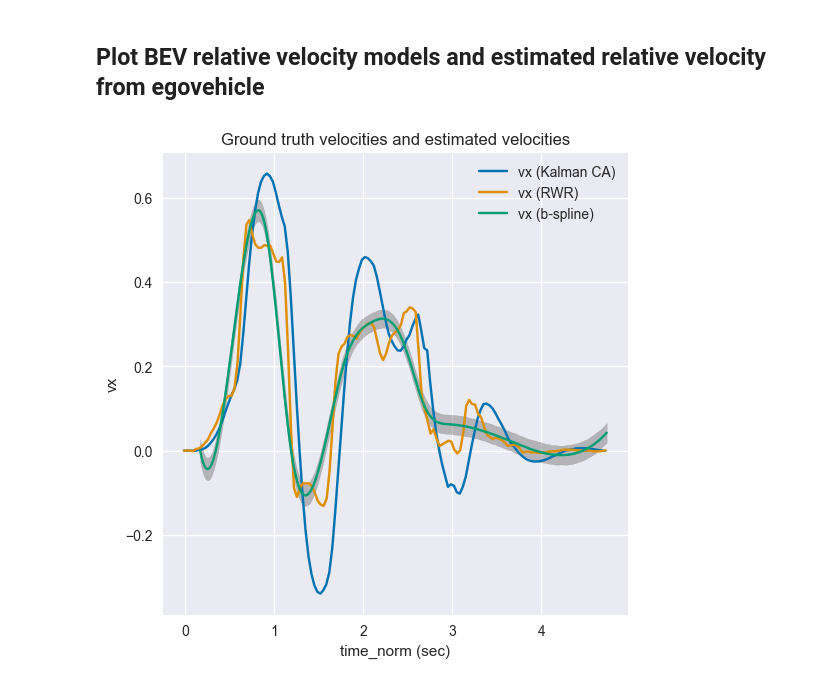
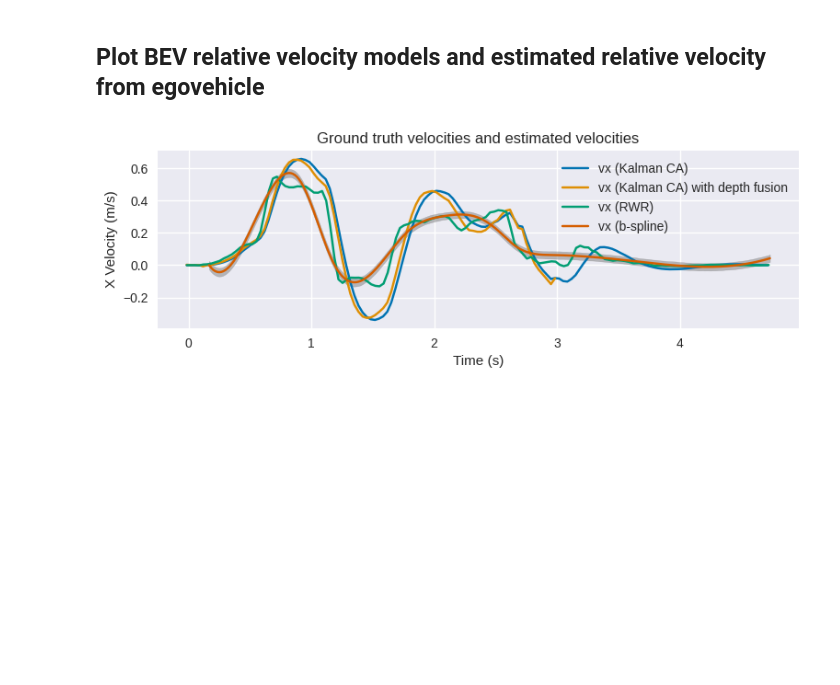
Before and after one commit to ShungFei/autonomous_f1tenth, a Jupyter notebook: src/perception/perception/scripts/model_fitting.ipynb, the cells around one changed output. Cells and saved outputs as stored; diff of their text form; code cells hidden in the pictures; blank space fills up the shorter version.

```diff
--- a/src/perception/perception/scripts/model_fitting.ipynb
+++ b/src/perception/perception/scripts/model_fitting.ipynb
@@ -569,6 +570,8 @@ def plot_velocity(run: dict, smoothing_type: str, monte_carlo_df: str, rel_poses
   plt.figure(figsize=figsize)
 
   plt.title("Ground truth velocities and estimated velocities")
+  plt.xlabel("Time (s)")
+  plt.ylabel("X Velocity (m/s)")
 
   # Recompute the standard deviations from the monte carlo to get uncertainty for velocity
   vel_error = run[monte_carlo_df].copy()
@@ -581,35 +584,36 @@ def plot_velocity(run: dict, smoothing_type: str, monte_carlo_df: str, rel_poses
 
   # Polynomials overshoot at the beginning so we need to find the first zero crossing
   poly_vx_vals = np.polyval(poly_vx, run[smoothing_type]["rel_poses_right_df"]["time_norm (sec)"])
   poly_first_zero = max(np.argmax(poly_vx_vals > 0), np.argmax(poly_vx_vals < 0))
 
   spline_vx_vals = spline_vx(run[smoothing_type]["rel_poses_right_df"]["time_norm (sec)"])
   spline_first_zero = max(np.argmax(spline_vx_vals > 0), np.argmax(spline_vx_vals < 0))
 
   # Plot the state estimation techinques
   sns.lineplot(data=run["kalman_ca_df"], x="time_norm (sec)", y=vel_col, label=f"{vel_col} (Kalman CA)")
+  sns.lineplot(data=run["kalman_ca_depth_fusion_df"], x="time_norm (sec)", y=vel_col, label=f"{vel_col} (Kalman CA) with depth fusion")
   # sns.lineplot(data=run["kalman_cv_df"], x="time_norm (sec)", y=vel_col, label=f"{vel_col} (Kalman CV)")
   sns.lineplot(data=run["rwr_df"], x="time_norm (sec)", y=vel_col, label=f"{vel_col} (RWR)")
 
   # Plot the ground truths
 
   # sns.lineplot(x=run[smoothing_type][rel_poses_df]["time_norm (sec)"].iloc[poly_first_zero:],
   #              y=poly_vx_vals[poly_first_zero:], label=f'{vel_col} (poly)')
   # plt.fill_between(run[monte_carlo_df]["time_norm (sec)"].iloc[poly_first_zero:],
   #                 poly_vx_vals[poly_first_zero:] + k * vel_error[f"{col}_std"].iloc[poly_first_zero:],
   #                 poly_vx_vals[poly_first_zero:] - k * vel_error[f"{col}_std"].iloc[poly_first_zero:], color='gray', alpha=0.5)
   sns.lineplot(x=run[smoothing_type][rel_poses_df]["time_norm (sec)"].iloc[spline_first_zero:],
                y=spline_vx_vals[spline_first_zero:], label=f"{vel_col} (b-spline)")
   plt.fill_between(run[monte_carlo_df]["time_norm (sec)"].iloc[spline_first_zero:],
                   spline_vx_vals[spline_first_zero:] + k * vel_error[f"{col}_std"].iloc[spline_first_zero:],
                   spline_vx_vals[spline_first_zero:] - k * vel_error[f"{col}_std"].iloc[spline_first_zero:], color='gray', alpha=0.5)
   # sns.lineplot(x=run[smoothing_type][rel_poses_df]["time_norm (sec)"],
   #               y=pchip_vx(run[smoothing_type][rel_poses_df]["time_norm (sec)"]), label=f'v_x ({smoothing_type} -> pchip)')
   plt.savefig(f"{figures_dir}/{run['bev_path'].split('/')[-1]}_{smoothing_type}_relative_velocity.png", transparent=True)
 
-plot_velocity(run, smoothing_type, monte_carlo_df_name, rel_poses_df_name, "tx", "vx", (6, 6))
+plot_velocity(run, smoothing_type, monte_carlo_df_name, rel_poses_df_name, "tx", "vx", (9, 2.5))
 # %% [output]
-[figure, old version]
+[figure, new version]
 # %%
 # compute the mean squared error of the velocity taking into account the uncertainty
 def compute_velocity_mse(run: dict, smoothing_type: str, monte_carlo_df: str, rel_poses_df: str, col: str, vel_col: str):
```
Also changed, not shown: parts of 1 cell of this notebook.
